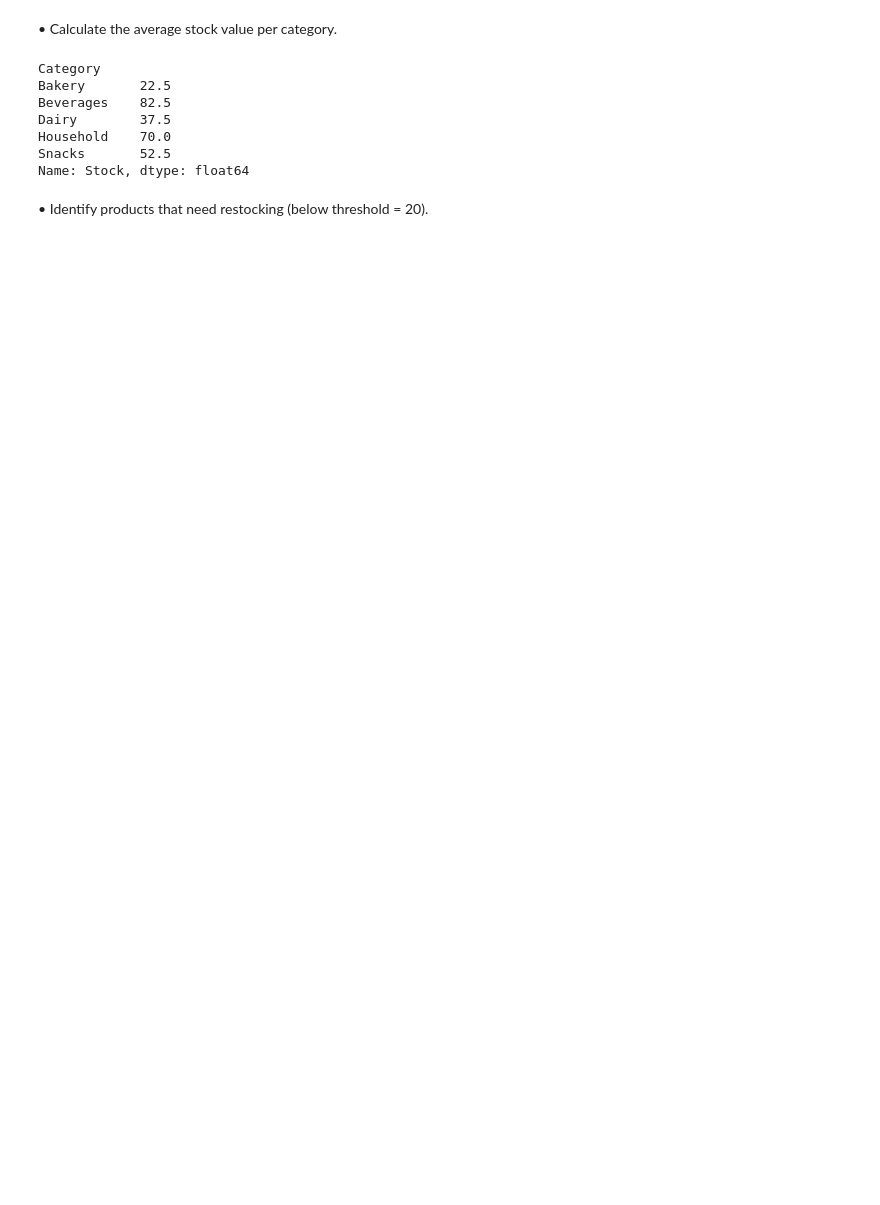
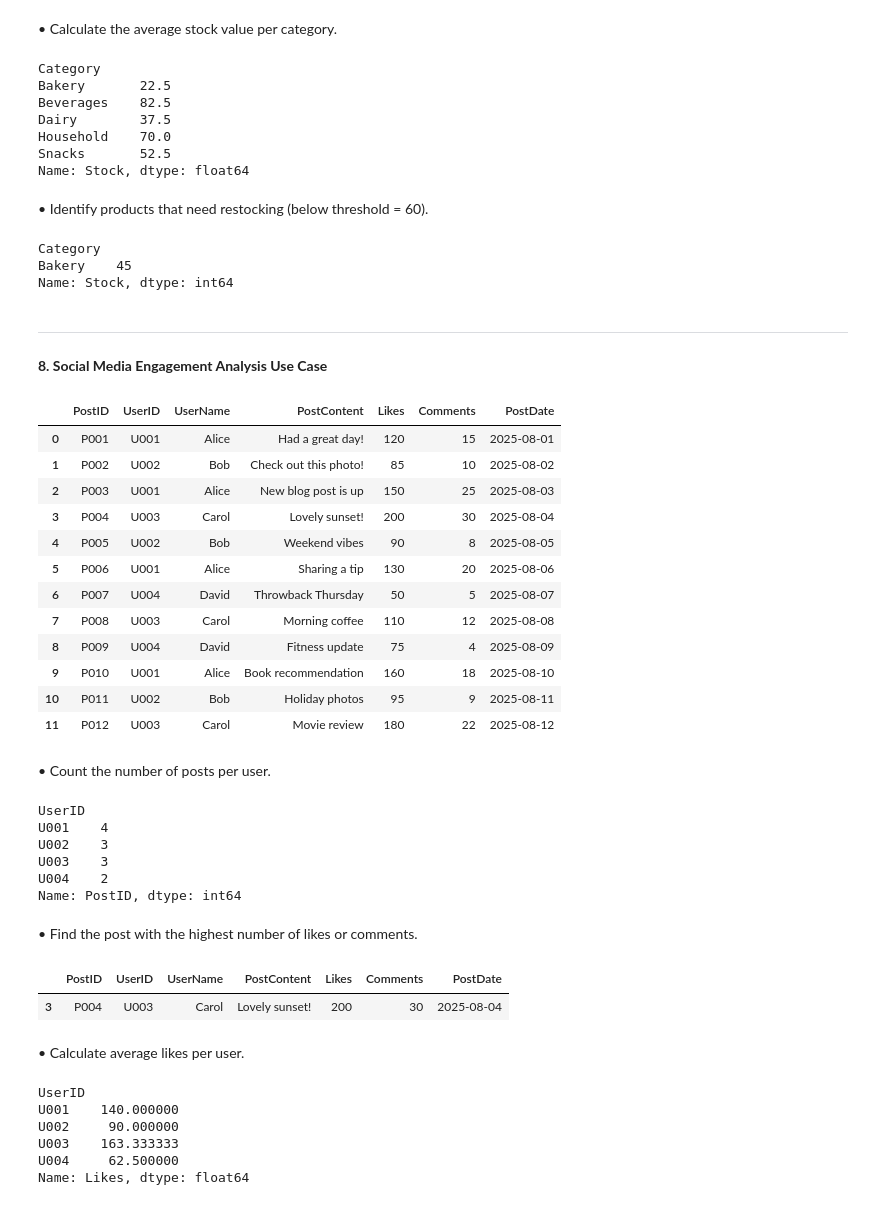
Before and after one commit to tushar-19459/PDV, a Jupyter notebook: pandas/Pandas_assignment.ipynb, the cells around one changed output. Saved outputs shown, nothing was run; the diff lists cells and outputs as text; code cells hidden in the pictures; blank space fills up the shorter version.

```diff
--- a/pandas/Pandas_assignment.ipynb
+++ b/pandas/Pandas_assignment.ipynb
@@ -569,6 +569,80 @@ Household    70.0
 Snacks       52.5
 Name: Stock, dtype: float64
 # %% [markdown]
-• Identify products that need restocking (below threshold = 20).
+• Identify products that need restocking (below threshold = 60).
 # %%
-low = data.groupby('Category').
+threshold=60
+stock_values = data.groupby('Category')['Stock'].sum()
+low_stock_categories = stock_values[stock_values < threshold]####
+low_stock_categories
+# %% [output]
+Category
+Bakery    45
+Name: Stock, dtype: int64
+# %% [markdown]
+---
+**8. Social Media Engagement Analysis Use Case**
+# %%
+
+social_media_data = {
+    "PostID": ['P001','P002','P003','P004','P005','P006','P007','P008','P009','P010','P011','P012'],
+    "UserID": ['U001','U002','U001','U003','U002','U001','U004','U003','U004','U001','U002','U003'],
+    "UserName": ['Alice','Bob','Alice','Carol','Bob','Alice','David','Carol','David','Alice','Bob','Carol'],
+    "PostContent": [
+        'Had a great day!', 'Check out this photo!', 'New blog post is up', 'Lovely sunset!',
+        'Weekend vibes', 'Sharing a tip', 'Throwback Thursday', 'Morning coffee', 'Fitness update',
+        'Book recommendation', 'Holiday photos', 'Movie review'
+    ],
+    "Likes": [120, 85, 150, 200, 90, 130, 50, 110, 75, 160, 95, 180],
+    "Comments": [15, 10, 25, 30, 8, 20, 5, 12, 4, 18, 9, 22],
+    "PostDate": [
+        '2025-08-01','2025-08-02','2025-08-03','2025-08-04','2025-08-05','2025-08-06',
+        '2025-08-07','2025-08-08','2025-08-09','2025-08-10','2025-08-11','2025-08-12'
+    ]
+}
+
+data = pd.DataFrame(social_media_data)
+data
+# %% [output]
+|  | PostID | UserID | UserName | PostContent | Likes | Comments | PostDate |
+| 0 | P001 | U001 | Alice | Had a great day! | 120 | 15 | 2025-08-01 |
+| 1 | P002 | U002 | Bob | Check out this photo! | 85 | 10 | 2025-08-02 |
+| 2 | P003 | U001 | Alice | New blog post is up | 150 | 25 | 2025-08-03 |
+| 3 | P004 | U003 | Carol | Lovely sunset! | 200 | 30 | 2025-08-04 |
+| 4 | P005 | U002 | Bob | Weekend vibes | 90 | 8 | 2025-08-05 |
+| 5 | P006 | U001 | Alice | Sharing a tip | 130 | 20 | 2025-08-06 |
+| 6 | P007 | U004 | David | Throwback Thursday | 50 | 5 | 2025-08-07 |
+| 7 | P008 | U003 | Carol | Morning coffee | 110 | 12 | 2025-08-08 |
+| 8 | P009 | U004 | David | Fitness update | 75 | 4 | 2025-08-09 |
+| 9 | P010 | U001 | Alice | Book recommendation | 160 | 18 | 2025-08-10 |
+| 10 | P011 | U002 | Bob | Holiday photos | 95 | 9 | 2025-08-11 |
+| 11 | P012 | U003 | Carol | Movie review | 180 | 22 | 2025-08-12 |
+# %% [markdown]
+• Count the number of posts per user.
+# %%
+data.groupby('UserID')['PostID'].count()
+# %% [output]
+UserID
+U001    4
+U002    3
+U003    3
+U004    2
+Name: PostID, dtype: int64
+# %% [markdown]
+• Find the post with the highest number of likes or comments.
+# %%
+data.sort_values(by='Likes',ascending=False).head(1)
+# %% [output]
+|  | PostID | UserID | UserName | PostContent | Likes | Comments | PostDate |
+| 3 | P004 | U003 | Carol | Lovely sunset! | 200 | 30 | 2025-08-04 |
+# %% [markdown]
+• Calculate average likes per user.
+# %%
+data.groupby('UserID')['Likes'].mean()
+# %% [output]
+UserID
+U001    140.000000
+U002     90.000000
+U003    163.333333
+U004     62.500000
+Name: Likes, dtype: float64
```
Also changed, not shown: parts of 26 cells of this notebook.
